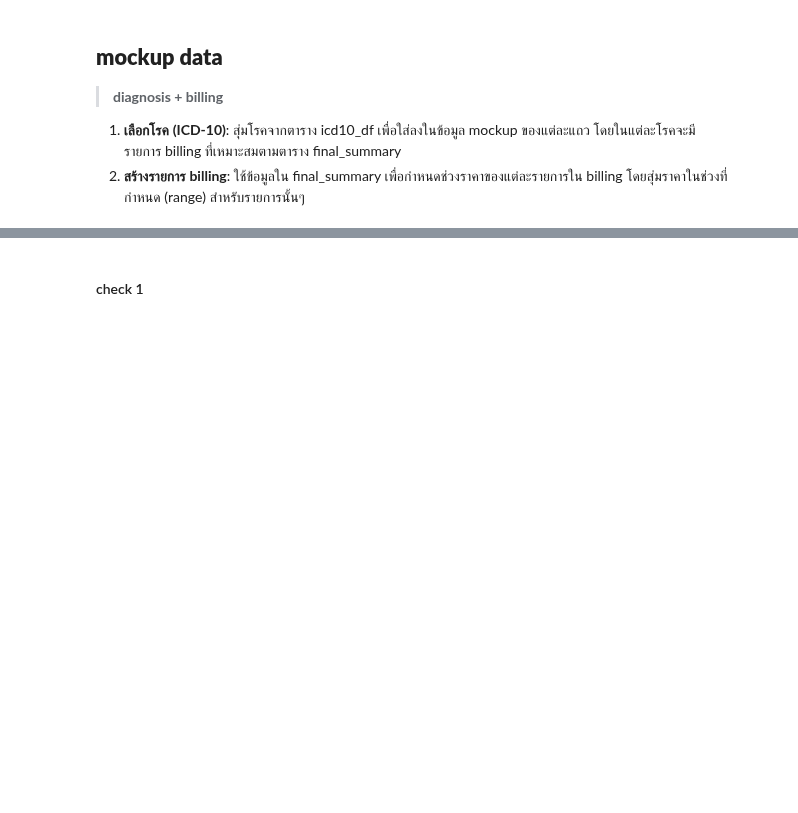
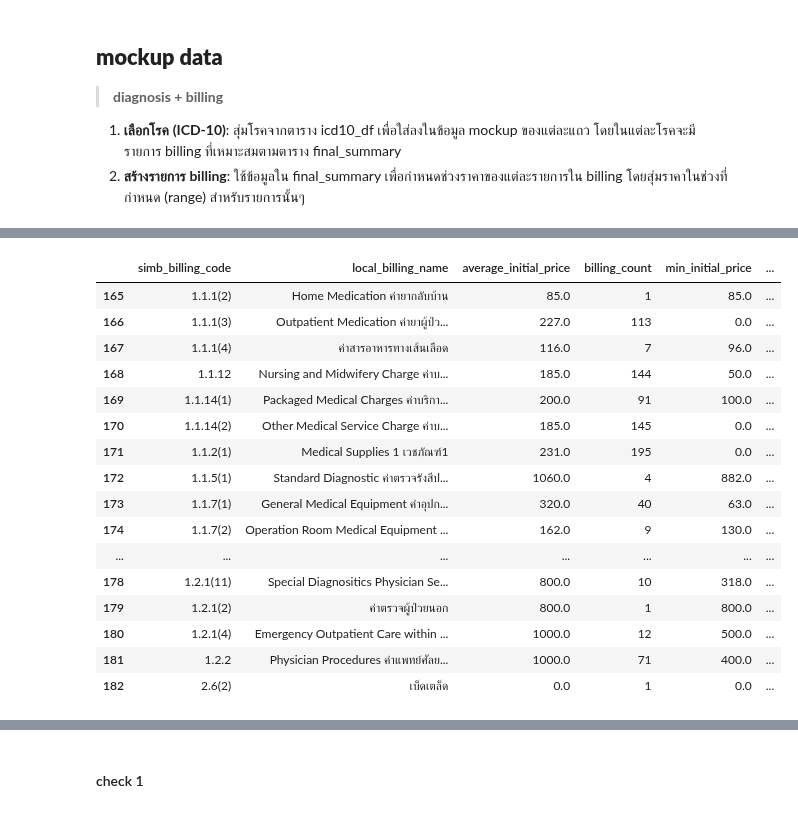
Before and after one commit to nxxk23/AI-Engineer, a Jupyter notebook: fraud/mockup.ipynb, the cells around one changed output, grey strips where cells are left out. Saved outputs shown, nothing was run; the diff lists cells and outputs as text; code cells hidden in the pictures; blank space fills up the shorter version.

```diff
--- a/fraud/mockup.ipynb
+++ b/fraud/mockup.ipynb
@@ -26,6 +12,0 @@ acute pharyngitis
-# %%
-print((data[data['icd9']=='[]']['chief_complaint'].iloc[3]))
-print((data[data['icd9']=='[]']['is_procedure'].iloc[3]))
-print((data[data['icd9']=='[]']['icd9'].iloc[3]))
-print((data[data['icd9']=='[]']['dx_free_text'].iloc[3]))
-json.loads(data[data['icd9']=='[]']['diagnosis'].iloc[3])
@@ -276,0 +450,20 @@ display(mock2)
+# %%
+final_summary[final_summary['icd10']=='W260']
+# %% [output]
+|  | simb_billing_code | local_billing_name | average_initial_price | billing_count | min_initial_price | ... |
+| 165 | 1.1.1(2) | Home Medication ค่ายากลับบ้าน | 85.0 | 1 | 85.0 | ... |
+| 166 | 1.1.1(3) | Outpatient Medication ค่ายาผู้ป่ว... | 227.0 | 113 | 0.0 | ... |
+| 167 | 1.1.1(4) | ค่าสารอาหารทางเส้นเลือด | 116.0 | 7 | 96.0 | ... |
+| 168 | 1.1.12 | Nursing and Midwifery Charge ค่าบ... | 185.0 | 144 | 50.0 | ... |
+| 169 | 1.1.14(1) | Packaged Medical Charges ค่าบริกา... | 200.0 | 91 | 100.0 | ... |
+| 170 | 1.1.14(2) | Other Medical Service Charge ค่าบ... | 185.0 | 145 | 0.0 | ... |
+| 171 | 1.1.2(1) | Medical Supplies 1 เวชภัณฑ์1 | 231.0 | 195 | 0.0 | ... |
+| 172 | 1.1.5(1) | Standard Diagnostic ค่าตรวจรังสีป... | 1060.0 | 4 | 882.0 | ... |
+| 173 | 1.1.7(1) | General Medical Equipment ค่าอุปก... | 320.0 | 40 | 63.0 | ... |
+| 174 | 1.1.7(2) | Operation Room Medical Equipment ... | 162.0 | 9 | 130.0 | ... |
+| ... | ... | ... | ... | ... | ... | ... |
+| 178 | 1.2.1(11) | Special Diagnositics Physician Se... | 800.0 | 10 | 318.0 | ... |
+| 179 | 1.2.1(2) | ค่าตรวจผู้ป่วยนอก | 800.0 | 1 | 800.0 | ... |
+| 180 | 1.2.1(4) | Emergency Outpatient Care within ... | 1000.0 | 12 | 500.0 | ... |
+| 181 | 1.2.2 | Physician Procedures ค่าแพทย์ศัลย... | 1000.0 | 71 | 400.0 | ... |
+| 182 | 2.6(2) | เบ็ดเตล็ด | 0.0 | 1 | 0.0 | ... |
```
Also changed, not shown: parts of 43 cells of this notebook.
